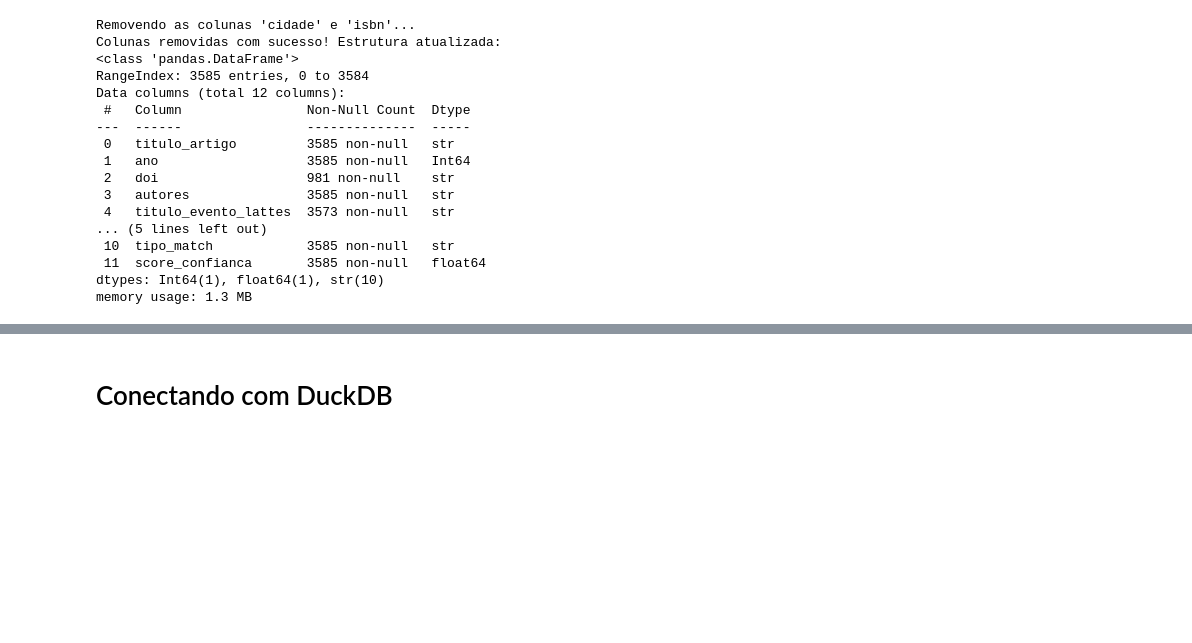
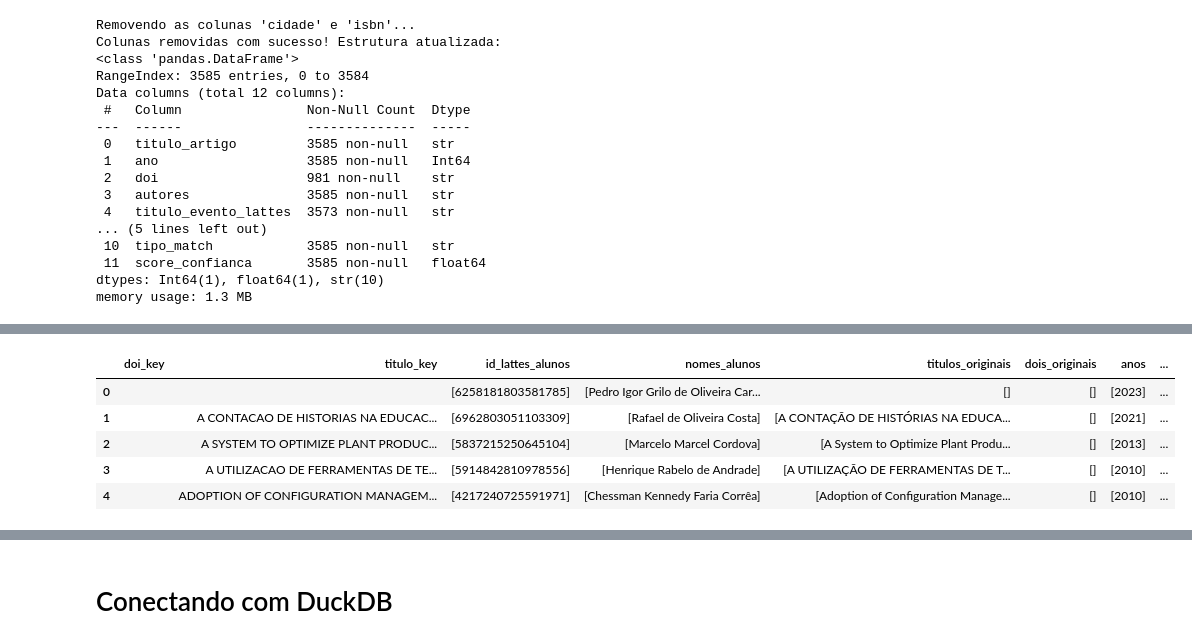
Before and after one commit to alobogiron/pesc_stats, a Jupyter notebook: analyse.ipynb, the cells around one changed output, grey strips where cells are left out. Drawn from its saved outputs; the diff is of its cells as text; code cells hidden in the pictures; blank space fills up the shorter version.

```diff
--- a/analyse.ipynb
+++ b/analyse.ipynb
@@ -1267,0 +1698,72 @@ memory usage: 1.3 MB
+# %%
+import numpy as np
+import pandas as pd
+
+print("ETAPA 2: Preparando chaves globais e referências dos papers dos alunos...")
+
+
+def consolidar_referencias_papers(df_papers, tipo_paper):
+    """Consolida os papers extraídos dos alunos em uma tabela de referência única."""
+    df_tipo = df_papers[df_papers['tipo_paper'] == tipo_paper].copy()
+
+    if df_tipo.empty:
+        return df_tipo
+
+    def lista_unica(serie):
+        valores = [valor for valor in serie if pd.notna(valor) and str(valor).strip()]
+        return sorted(set(valores))
+
+    df_tipo = (
+        df_tipo.groupby(['doi_key', 'titulo_key'], as_index=False)
+        .agg(
+            id_lattes_alunos=('id_lattes_aluno', lista_unica),
+            nomes_alunos=('nome_completo_aluno', lista_unica),
+            titulos_originais=('titulo_paper_original', lista_unica),
+            dois_originais=('doi_paper_original', lista_unica),
+            anos=('ano_paper', lista_unica),
+            veiculos=('veiculo_paper', lista_unica),
+            qtd_referencias=('id_lattes_aluno', 'size'),
+        )
+    )
+
+    return df_tipo
+
+
+# Garante que as bases globais tenham as chaves de match prontas e a coluna de coautoria inicializada
+for df_global, titulo_col, doi_col in [
+    (df_artigos_final, 'titulo_artigo', 'doi'),
+    (df_artigos_congresso_final, 'titulo_artigo', 'doi'),
+]:
+    if 'coautoria_aluno' not in df_global.columns:
+        df_global['coautoria_aluno'] = False
+    else:
+        df_global['coautoria_aluno'] = df_global['coautoria_aluno'].fillna(False).astype(bool)
+
+    if titulo_col in df_global.columns:
+        df_global['titulo_key_coautoria'] = df_global[titulo_col].apply(normalizar_texto)
+    else:
+        df_global['titulo_key_coautoria'] = ''
+
+    if doi_col in df_global.columns:
+        df_global['doi_key_coautoria'] = df_global[doi_col].apply(normalizar_doi)
+    else:
+        df_global['doi_key_coautoria'] = ''
+
+
+# Consolida as referências por tipo de paper
+if not df_papers_alunos.empty:
+    df_refs_periodicos = consolidar_referencias_papers(df_papers_alunos, 'artigos_periodicos')
+    df_refs_congressos = consolidar_referencias_papers(df_papers_alunos, 'trabalhos_completos_congressos')
+else:
+    df_refs_periodicos = pd.DataFrame()
+    df_refs_congressos = pd.DataFrame()
+
+print(f"Referências consolidadas - periódicos: {len(df_refs_periodicos)}")
+print(f"Referências consolidadas - congressos: {len(df_refs_congressos)}")
+
+# Auditoria leve das chaves normalizadas
+if not df_refs_periodicos.empty:
+    display(df_refs_periodicos.head(5))
+if not df_refs_congressos.empty:
+    display(df_refs_congressos.head(5))
+# %% [output]
@@ -1267,0 +1773,6 @@ memory usage: 1.3 MB
+|  | doi_key | titulo_key | id_lattes_alunos | nomes_alunos | titulos_originais | dois_originais | anos | ... |
+| 0 |  |  | [6258181803581785] | [Pedro Igor Grilo de Oliveira Car... | [] | [] | [2023] | ... |
+| 1 |  | A CONTACAO DE HISTORIAS NA EDUCAC... | [6962803051103309] | [Rafael de Oliveira Costa] | [A CONTAÇÃO DE HISTÓRIAS NA EDUCA... | [] | [2021] | ... |
+| 2 |  | A SYSTEM TO OPTIMIZE PLANT PRODUC... | [5837215250645104] | [Marcelo Marcel Cordova] | [A System to Optimize Plant Produ... | [] | [2013] | ... |
+| 3 |  | A UTILIZACAO DE FERRAMENTAS DE TE... | [5914842810978556] | [Henrique Rabelo de Andrade] | [A UTILIZAÇÃO DE FERRAMENTAS DE T... | [] | [2010] | ... |
+| 4 |  | ADOPTION OF CONFIGURATION MANAGEM... | [4217240725591971] | [Chessman Kennedy Faria Corrêa] | [Adoption of Configuration Manage... | [] | [2010] | ... |
```
Also changed, not shown: parts of 14 cells of this notebook, 3 other files.
